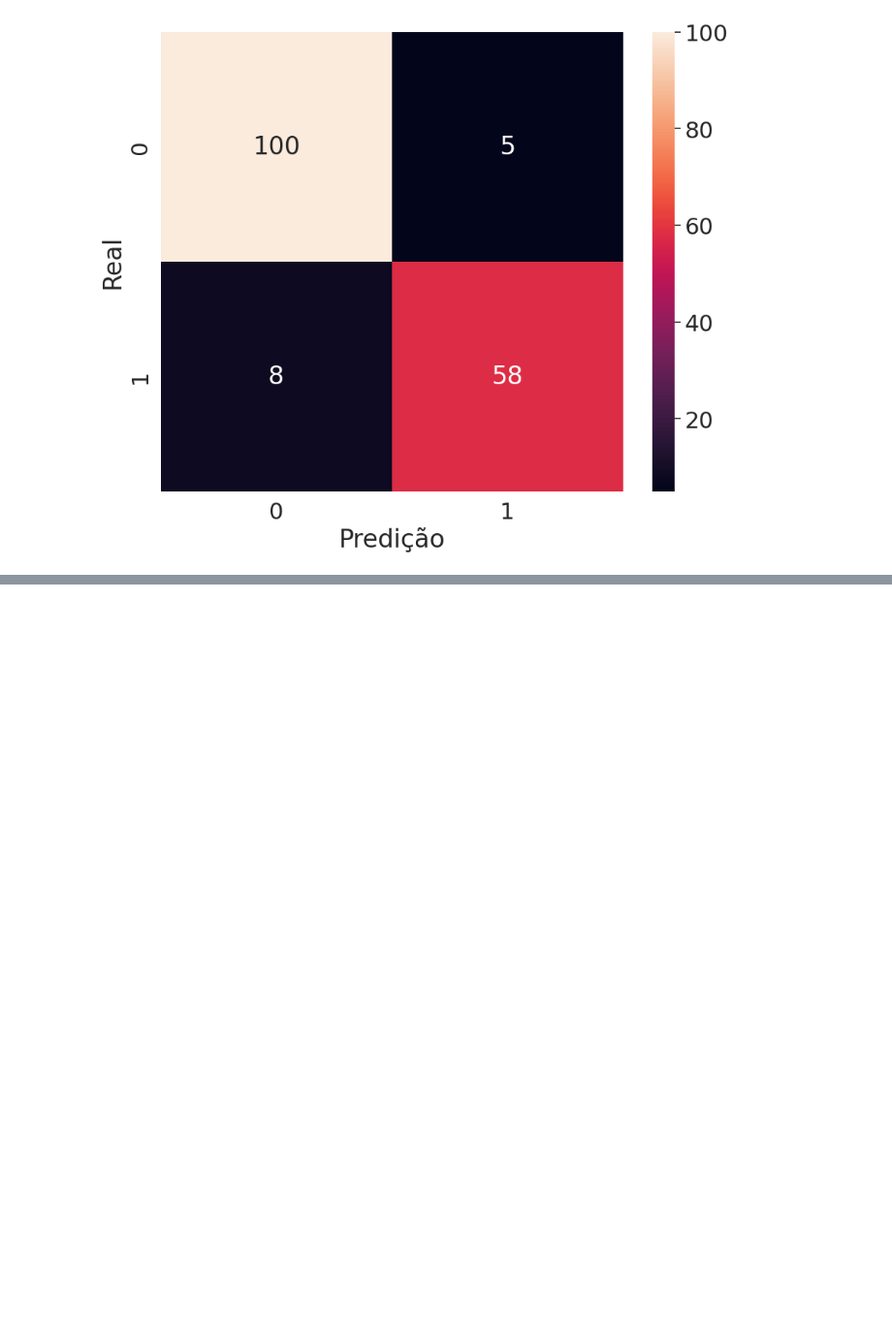
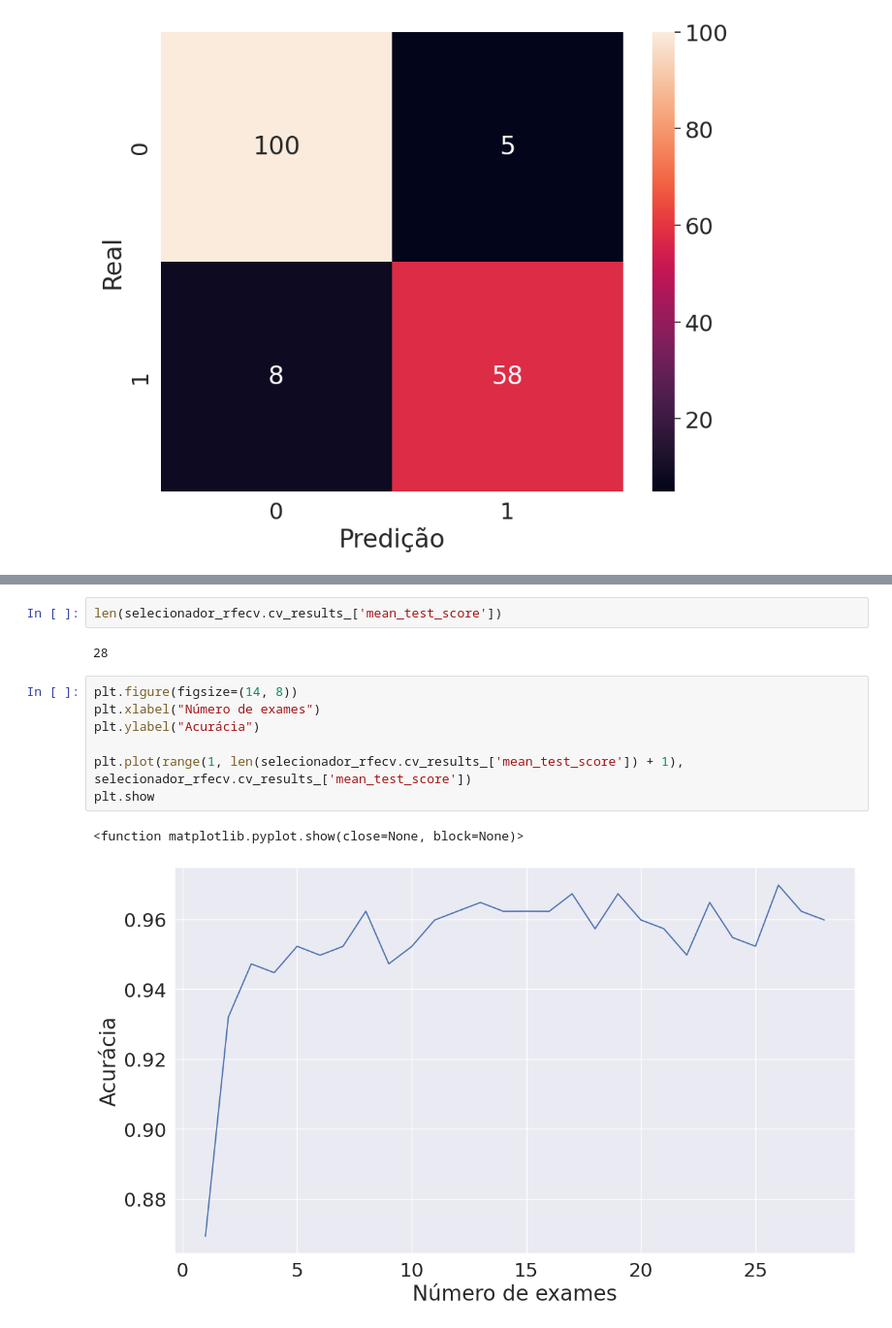
Before and after one commit to mateusopaiva/machine-learning-dimensoes, a Jupyter notebook: Machine_Learning_lidando_com_dados_de_muitas_dimensões.ipynb, the cells around one changed output, grey strips where cells are left out. Shown at 97% size. Cells and saved outputs as stored; diff of their text form; blank space fills up the shorter version.

```diff
--- a/Machine_Learning_lidando_com_dados_de_muitas_dimensões.ipynb
+++ b/Machine_Learning_lidando_com_dados_de_muitas_dimensões.ipynb
@@ -395,0 +425,14 @@ Resultado da classificação 90.06%
+# %%
+len(selecionador_rfecv.cv_results_['mean_test_score'])
+# %% [output]
+28
+# %%
+plt.figure(figsize=(14, 8))
+plt.xlabel("Número de exames")
+plt.ylabel("Acurácia")
+
+plt.plot(range(1, len(selecionador_rfecv.cv_results_['mean_test_score']) + 1), selecionador_rfecv.cv_results_['mean_test_score'])
+plt.show
+# %% [output]
+<function matplotlib.pyplot.show(close=None, block=None)>
+[figure, added]
```
Also changed, not shown: parts of 14 cells of this notebook.
